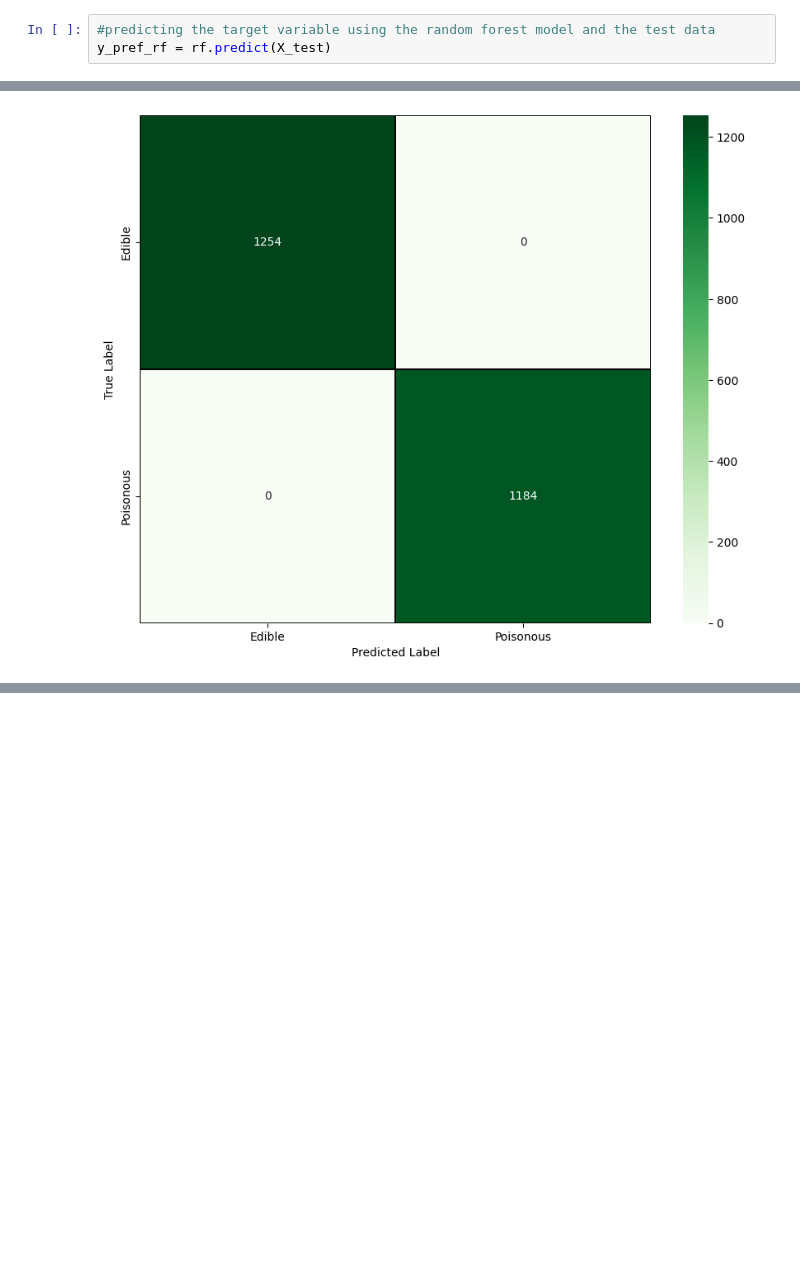
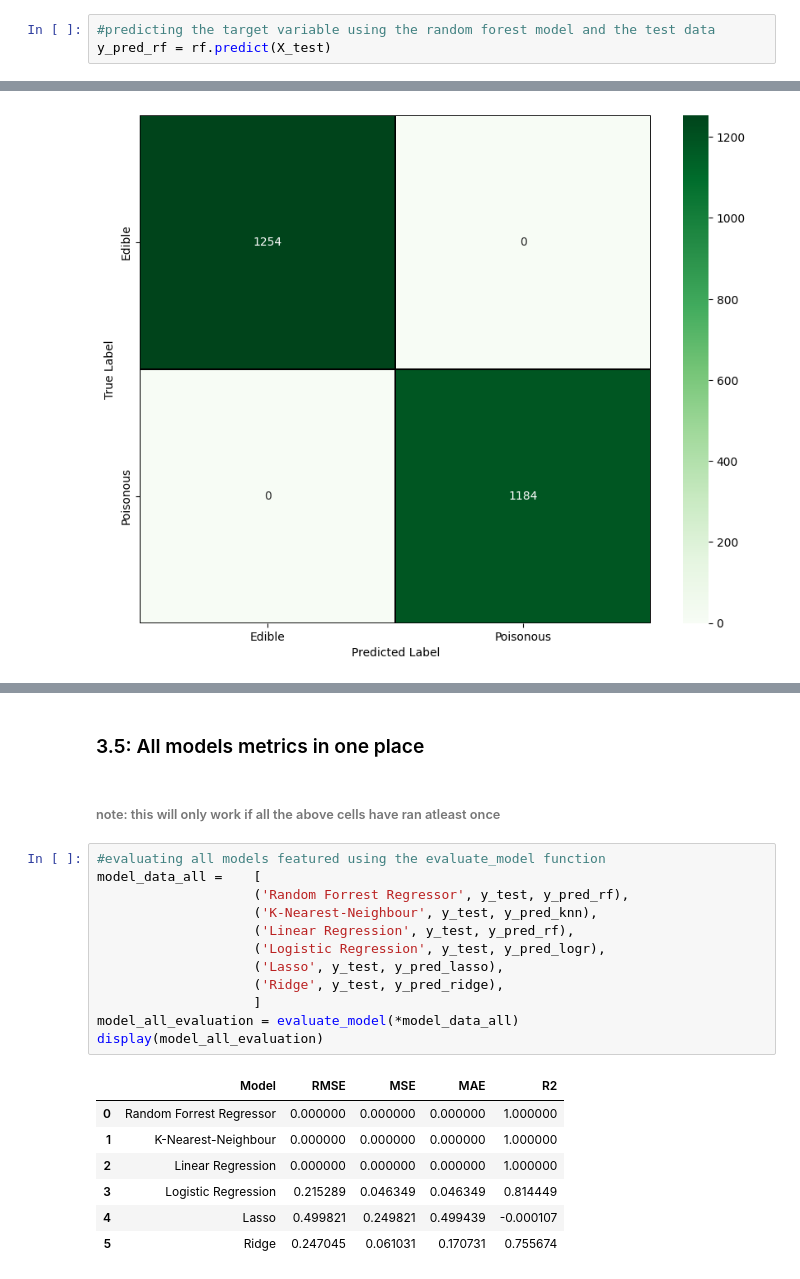
Before and after one commit to AntsyBee/Lepiota-Mushroom-Edibillity-Data-Analysis, a Jupyter notebook: src/Mushroom Data Science.ipynb, the cells around one changed output, grey strips where cells are left out. Cells and saved outputs as stored; diff of their text form; blank space fills up the shorter version.

Commit message:
Added model evaluation function to calculate performance metrics and finished EDA section

```diff
--- a/src/Mushroom Data Science.ipynb
+++ b/src/Mushroom Data Science.ipynb
@@ -262,7 +265,7 @@ Text(0.5, 0, 'Random Forest Feature Importance')
 [figure]
 # %%
 #predicting the target variable using the random forest model and the test data
-y_pref_rf = rf.predict(X_test)
+y_pred_rf = rf.predict(X_test)
 # %%
 from sklearn.metrics import accuracy_score, mean_squared_error, mean_absolute_error, r2_score
 
@@ -389,0 +417,24 @@ Please also refer to the documentation for alternative solver options:
+# %% [markdown]
+### 3.5: All models metrics in one place
+# %% [markdown]
+###### note: this will only work if all the above cells have ran atleast once
+# %%
+#evaluating all models featured using the evaluate_model function
+model_data_all =    [
+                    ('Random Forrest Regressor', y_test, y_pred_rf),
+                    ('K-Nearest-Neighbour', y_test, y_pred_knn),
+                    ('Linear Regression', y_test, y_pred_rf),
+                    ('Logistic Regression', y_test, y_pred_logr),
+                    ('Lasso', y_test, y_pred_lasso),
+                    ('Ridge', y_test, y_pred_ridge),
+                    ]
+model_all_evaluation = evaluate_model(*model_data_all)
+display(model_all_evaluation)
+# %% [output]
+|  | Model | RMSE | MSE | MAE | R2 |
+| 0 | Random Forrest Regressor | 0.000000 | 0.000000 | 0.000000 | 1.000000 |
+| 1 | K-Nearest-Neighbour | 0.000000 | 0.000000 | 0.000000 | 1.000000 |
+| 2 | Linear Regression | 0.000000 | 0.000000 | 0.000000 | 1.000000 |
+| 3 | Logistic Regression | 0.215289 | 0.046349 | 0.046349 | 0.814449 |
+| 4 | Lasso | 0.499821 | 0.249821 | 0.499439 | -0.000107 |
+| 5 | Ridge | 0.247045 | 0.061031 | 0.170731 | 0.755674 |
```
Also changed, not shown: parts of 10 cells of this notebook, 1 other file.
